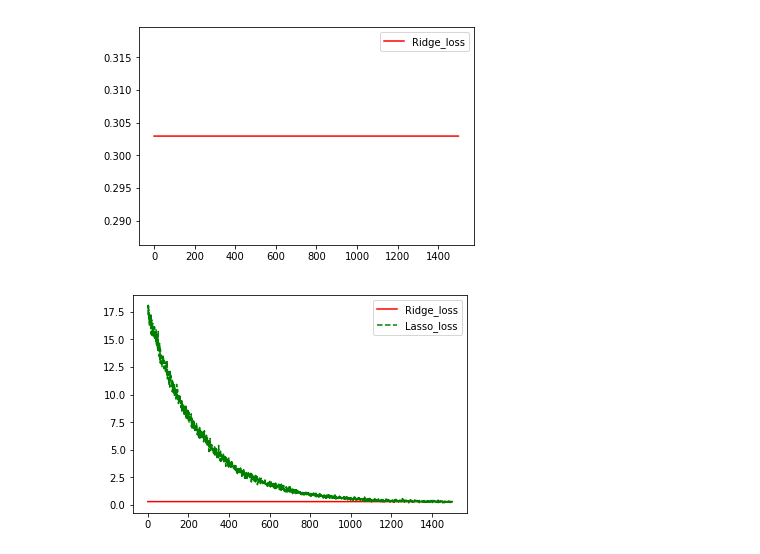
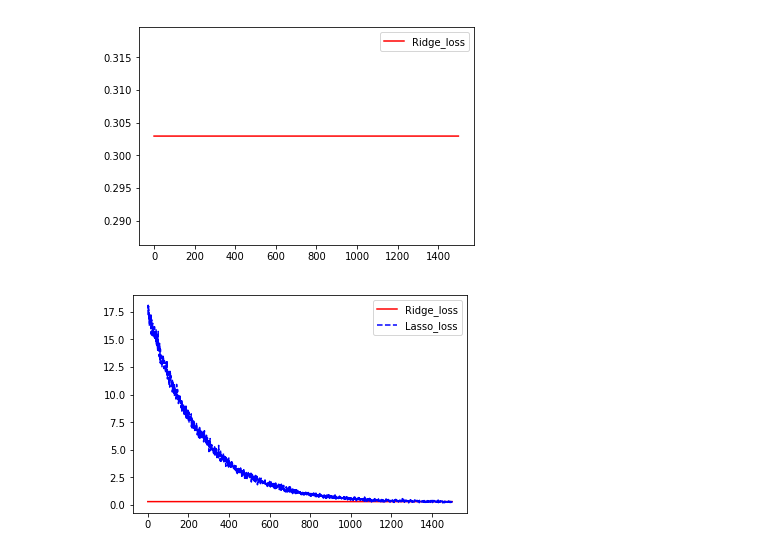
Before and after one commit to caesar-yabo/tensorflow-, a Jupyter notebook: 线性回归的tensorflow实现.ipynb, the cells around one changed output. Cells and saved outputs as stored; diff of their text form; code cells hidden in the pictures.

```diff
--- a/线性回归的tensorflow实现.ipynb
+++ b/线性回归的tensorflow实现.ipynb
@@ -210,8 +210,8 @@ plt.show()
 [figure]
 # %%
 plt.plot(loss_ridge_vec, 'r-', label = 'Ridge_loss')
-plt.plot(loss_lasso_vec, 'g--', label = 'Lasso_loss')
+plt.plot(loss_lasso_vec, 'b--', label = 'Lasso_loss')
 plt.legend()
 plt.show()
 # %% [output]
-[figure, old version]
+[figure, new version]
```
Also changed, not shown: parts of 1 cell of this notebook.
